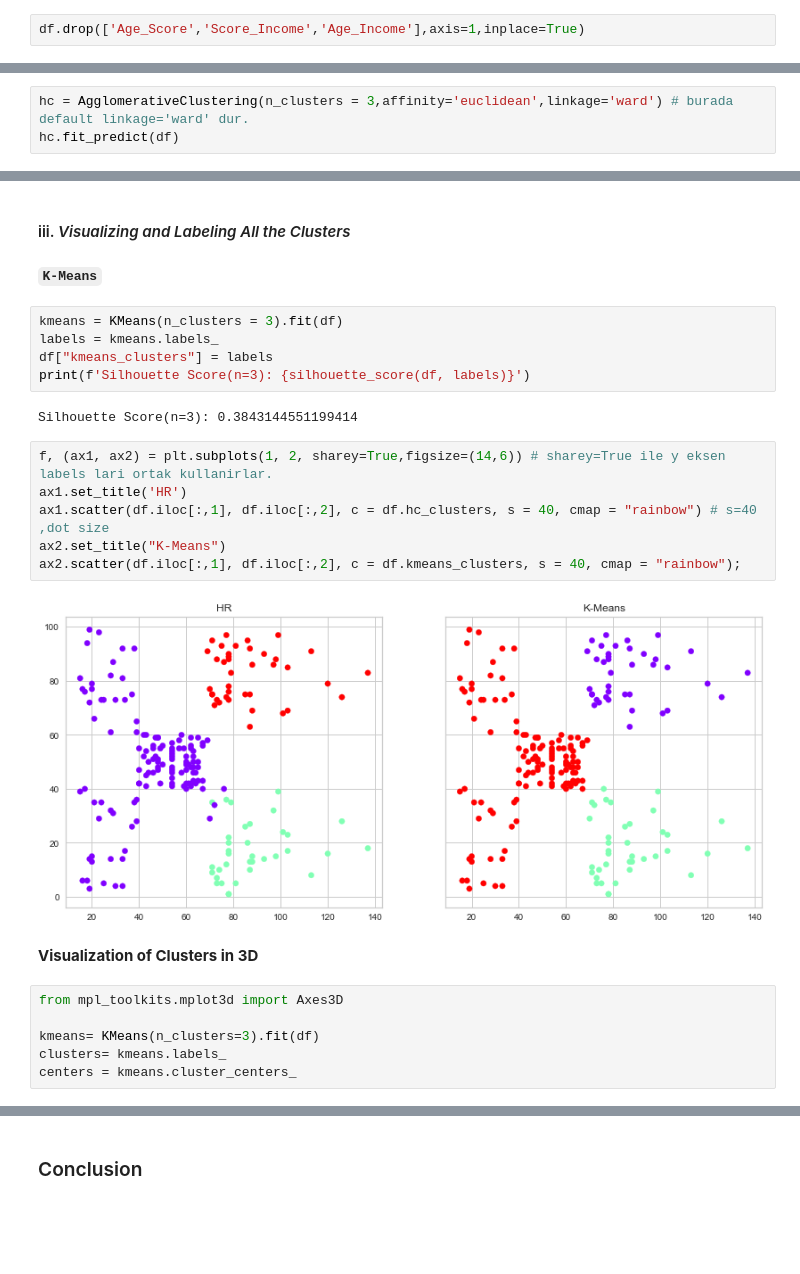
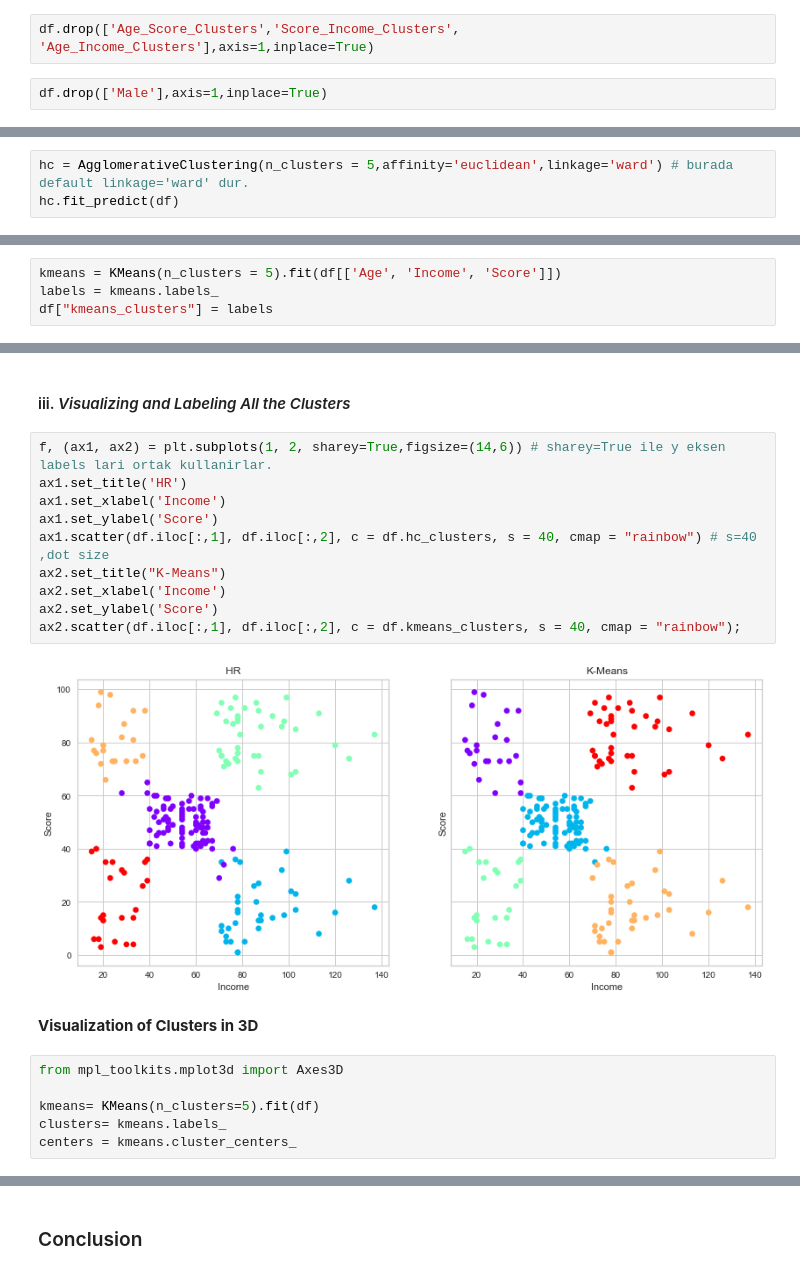
Before and after one commit to fidanfatih/Machine_Learning, a Jupyter notebook: Kmeans_Hierarchical_Clustering/Customers_Segmentation_(Mall_Customers.csv).ipynb, the cells around one changed output, grey strips where cells are left out. Drawn from its saved outputs; the diff is of its cells as text; blank space fills up the shorter version.

```diff
--- a/Kmeans_Hierarchical_Clustering/Customers_Segmentation_(Mall_Customers.csv).ipynb
+++ b/Kmeans_Hierarchical_Clustering/Customers_Segmentation_(Mall_Customers.csv).ipynb
@@ -546,2 +557,4 @@ Name: Customer_Cluster, dtype: int64
+# %%
+df.drop(['Age_Score_Clusters','Score_Income_Clusters', 'Age_Income_Clusters'],axis=1,inplace=True)
 # %%
-df.drop(['Age_Score','Score_Income','Age_Income'],axis=1,inplace=True)
+df.drop(['Male'],axis=1,inplace=True)
@@ -582,6 +583,6 @@ dendrogram(hc_ward, leaf_font_size = 10);
 # %% [markdown]
 #### ii. *Apply Agglomerative Clustering*
 # %%
-hc = AgglomerativeClustering(n_clusters = 3,affinity='euclidean',linkage='ward') # burada default linkage='ward' dur.
+hc = AgglomerativeClustering(n_clusters = 5,affinity='euclidean',linkage='ward') # burada default linkage='ward' dur.
 hc.fit_predict(df)
 # %% [output]
@@ -623,0 +626,4 @@ df.sample(20)
+# %%
+kmeans = KMeans(n_clusters = 5).fit(df[['Age', 'Income', 'Score']])
+labels = kmeans.labels_
+df["kmeans_clusters"] = labels
@@ -624,28 +652,23 @@ df.sample(20)
 # %% [markdown]
 #### iii. *Visualizing and Labeling All the Clusters*
-# %% [markdown]
-**`K-Means`**
-# %%
-kmeans = KMeans(n_clusters = 3).fit(df)
-labels = kmeans.labels_
-df["kmeans_clusters"] = labels
-print(f'Silhouette Score(n=3): {silhouette_score(df, labels)}')
-# %% [output]
-Silhouette Score(n=3): 0.3843144551199414
 # %%
 f, (ax1, ax2) = plt.subplots(1, 2, sharey=True,figsize=(14,6)) # sharey=True ile y eksen labels lari ortak kullanirlar.
 ax1.set_title('HR')
+ax1.set_xlabel('Income')
+ax1.set_ylabel('Score')
 ax1.scatter(df.iloc[:,1], df.iloc[:,2], c = df.hc_clusters, s = 40, cmap = "rainbow") # s=40 ,dot size
 ax2.set_title("K-Means")
+ax2.set_xlabel('Income')
+ax2.set_ylabel('Score')
 ax2.scatter(df.iloc[:,1], df.iloc[:,2], c = df.kmeans_clusters, s = 40, cmap = "rainbow");
 # %% [output]
-[figure, old version]
+[figure, new version]
 # %% [markdown]
 **Visualization of Clusters in 3D**
 # %%
 from mpl_toolkits.mplot3d import Axes3D
 
-kmeans= KMeans(n_clusters=3).fit(df)
+kmeans= KMeans(n_clusters=5).fit(df)
 clusters= kmeans.labels_
 centers = kmeans.cluster_centers_
 # %%
```
Also changed, not shown: parts of 75 cells of this notebook.
